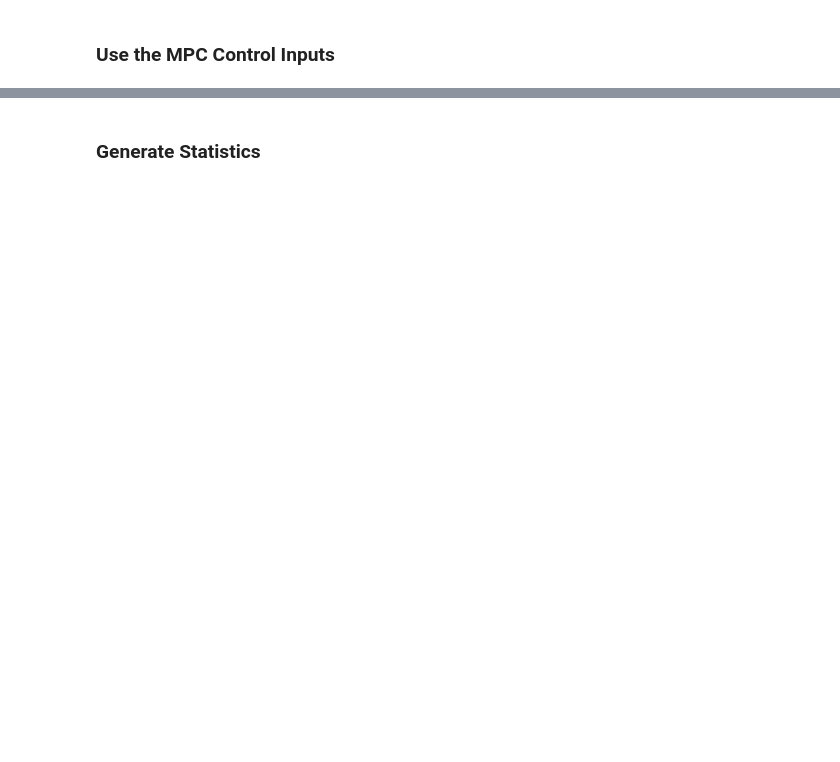
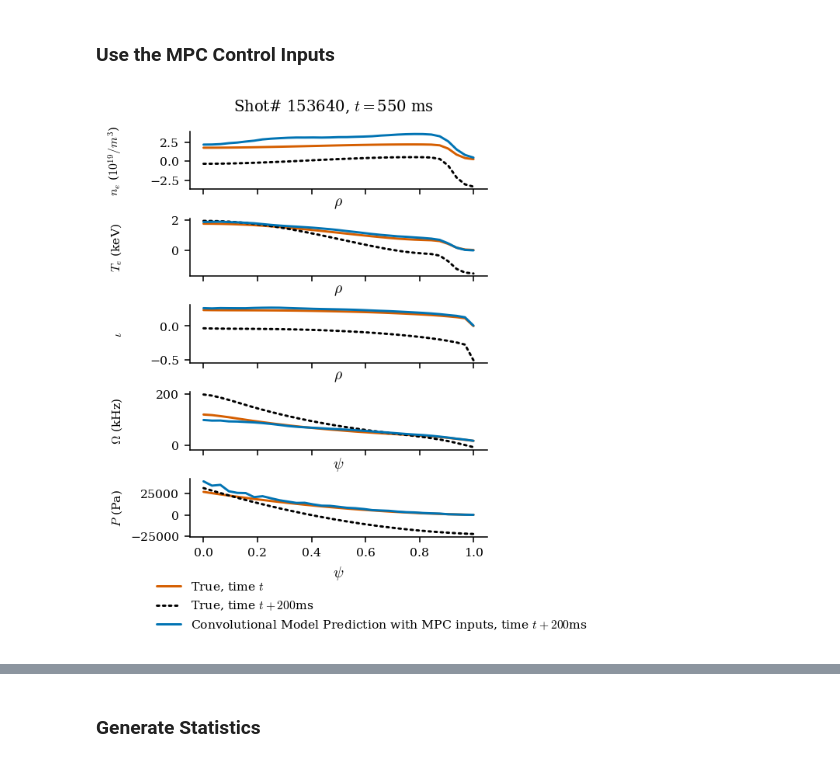
Before and after one commit to PlasmaControl/plasma-profile-predictor, a Jupyter notebook: Controls/MPC_Conv.ipynb, the cells around one changed output, grey strips where cells are left out. Drawn from its saved outputs; the diff is of its cells as text; code cells hidden in the pictures; blank space fills up the shorter version.

```diff
--- a/Controls/MPC_Conv.ipynb
+++ b/Controls/MPC_Conv.ipynb
@@ -868 +848,5 @@ def gen_conv(index, plot = False):
+# %%
+gen_conv_mpc_ramped(55, ramp_factor = 2, lim = 3, plot = True);
+# %% [output]
+[figure, added]
 # %%
```
Also changed, not shown: parts of 74 cells of this notebook, 7 other files.
